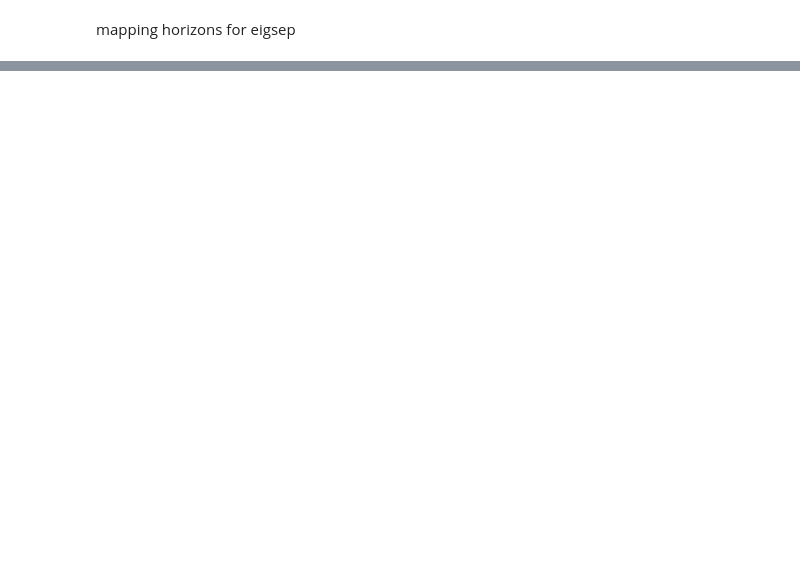
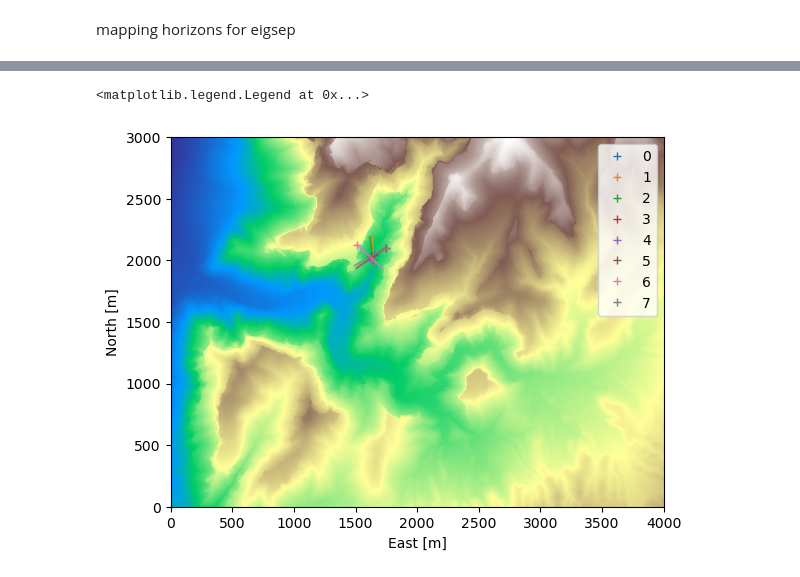
Before and after one commit to KomalKaur0/eigsep_hrzn_mapping, a Jupyter notebook: notebooks/horizon.ipynb, the cells around one changed output, grey strips where cells are left out. Cells and saved outputs as stored; diff of their text form; code cells hidden in the pictures; blank space fills up the shorter version.

```diff
--- a/notebooks/horizon.ipynb
+++ b/notebooks/horizon.ipynb
@@ -23,7 +23,7 @@ img1 = Image(pathname='/Users/komalkaur/Desktop/eigsep_stuff/horizon_mapping/cro
             angle_up=49.0, ver_weight=1/24, hor_weight=1/8, dis_weight=13*14)
 
 img2 = Image(pathname='/Users/komalkaur/Desktop/eigsep_stuff/horizon_mapping/crosshair-imgs/IMG_0773.PNG',
-            label='img2', lat=39.247880484, lon=-113.402730, alt=1695.0, heading=352,
+            label='img2', lat=39.247484, lon=-113.402730, alt=1695.0, heading=352,
             angle_up=50, ver_weight=1/7, hor_weight=1/22, dis_weight=12*16)
 
 img3 = Image(pathname='/Users/komalkaur/Desktop/eigsep_stuff/horizon_mapping/crosshair-imgs/IMG_0785.PNG',
@@ -55,6 +55,8 @@ enu4 = dem.latlon_to_enu(img4.lat, img4.lon, img4.alt)
 enu5 = dem.latlon_to_enu(img5.lat, img5.lon, img5.alt)
 enu6 = dem.latlon_to_enu(img6.lat, img6.lon, img6.alt)
 enu7 = dem.latlon_to_enu(img7.lat, img7.lon, img7.alt)
+enus = [enu0, enu1, enu2, enu3, enu4, enu5, enu6, enu7]
+imgs = [img0, img1, img2, img3, img4, img5, img6, img7]
 # %%
 # DEMs from each photo
 # dem0 = dem.interp_alt(enu0[0], enu0[1])
@@ -109,0 +124,20 @@ def hrzn_angle_plotter(enu, idx):
+# %%
+fig, ax = plt.subplots()
+plot_img(ax, dem.data, dem.res)
+for enu_idx in range(len(enus)):
+    az = np.deg2rad(imgs[enu_idx].heading)
+    pitch = np.deg2rad(imgs[enu_idx].angle_up)
+    r = np.array([0, 300])
+    easts = r * np.sin(az) * np.cos(pitch) + enus[enu_idx][0]
+    norths = r * np.cos(az) * np.cos(pitch) + enus[enu_idx][1]
+
+    line, = ax.plot([enus[enu_idx][0]], [enus[enu_idx][1]], '+', label=enu_idx)
+    ax.plot(easts, norths, color=line.get_color(), alpha=0.7)
+
+
+# ax.set_xlim(1500-250, 2500-250)
+# ax.set_ylim(1500, 2500)
+plt.legend(loc="best")
+# %% [output]
+<matplotlib.legend.Legend at 0x...>
+[figure, added]
```
Also changed, not shown: parts of 2 cells of this notebook.
